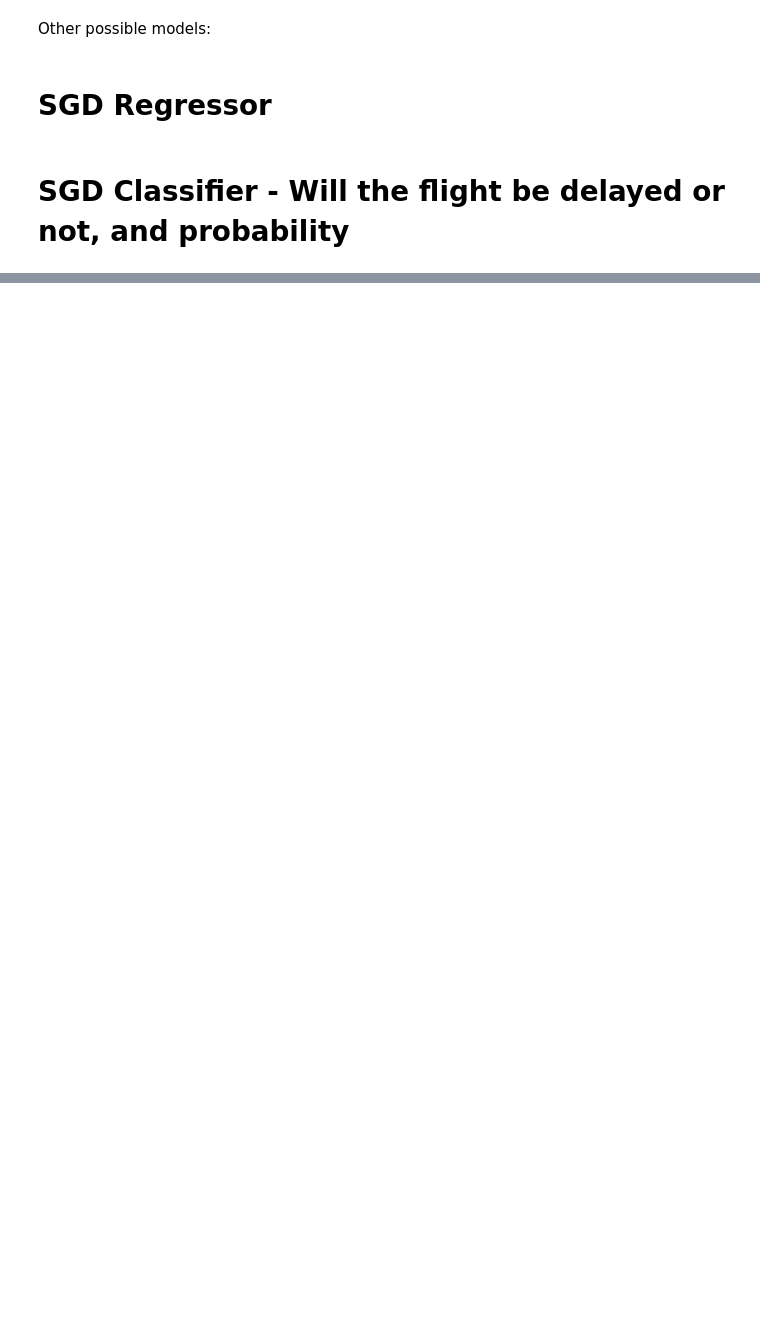
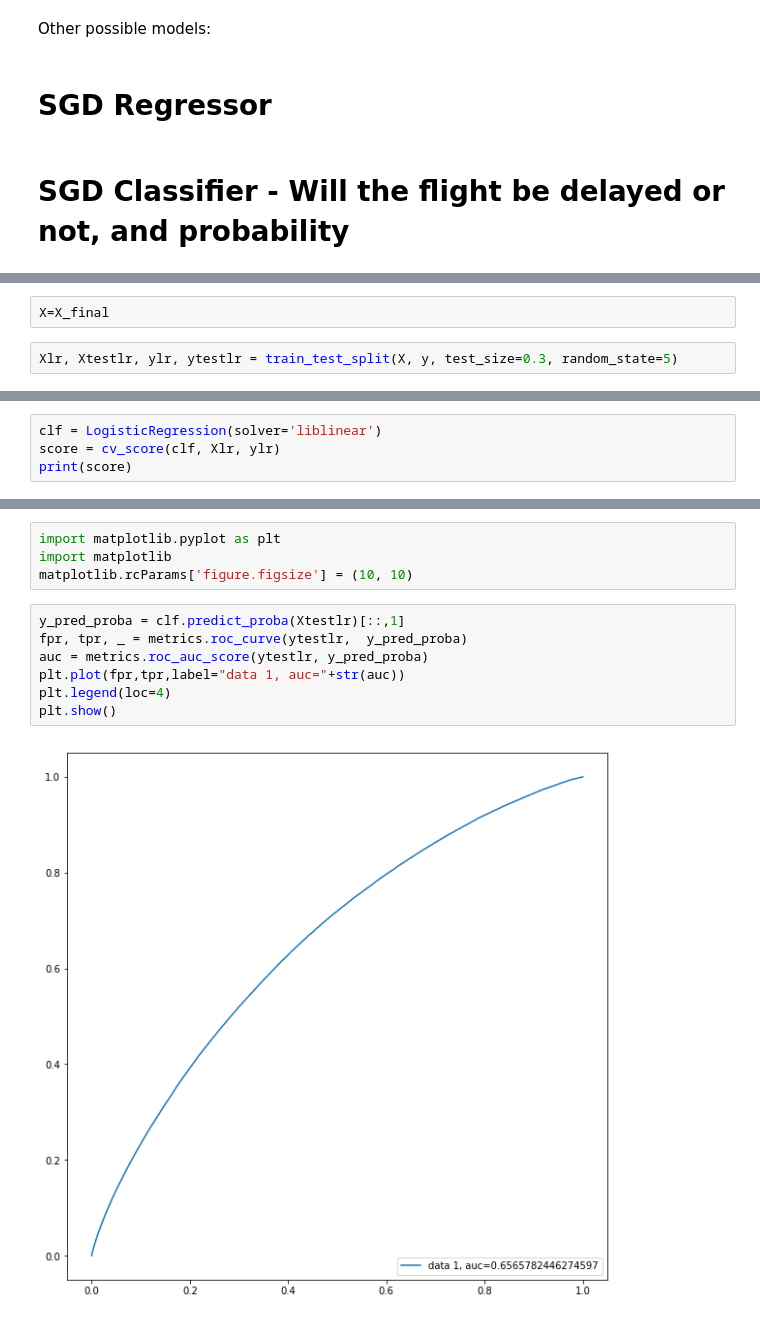
Before and after one commit to dmitriykats1/Springboard, a Jupyter notebook: Capstone1/Modeling.ipynb, the cells around one changed output, grey strips where cells are left out. Cells and saved outputs as stored; diff of their text form; blank space fills up the shorter version.

```diff
--- a/Capstone1/Modeling.ipynb
+++ b/Capstone1/Modeling.ipynb
@@ -249,0 +511,4 @@ Other possible models:
+# %%
+X=X_final
+# %%
+Xlr, Xtestlr, ylr, ytestlr = train_test_split(X, y, test_size=0.3, random_state=5)
@@ -249,0 +540,4 @@ Other possible models:
+# %%
+clf = LogisticRegression(solver='liblinear')
+score = cv_score(clf, Xlr, ylr)
+print(score)
@@ -249,0 +561,13 @@ Other possible models:
+# %%
+import matplotlib.pyplot as plt
+import matplotlib
+matplotlib.rcParams['figure.figsize'] = (10, 10)
+# %%
+y_pred_proba = clf.predict_proba(Xtestlr)[::,1]
+fpr, tpr, _ = metrics.roc_curve(ytestlr,  y_pred_proba)
+auc = metrics.roc_auc_score(ytestlr, y_pred_proba)
+plt.plot(fpr,tpr,label="data 1, auc="+str(auc))
+plt.legend(loc=4)
+plt.show()
+# %% [output]
+[figure, added]
```
Also changed, not shown: parts of 140 cells of this notebook.
